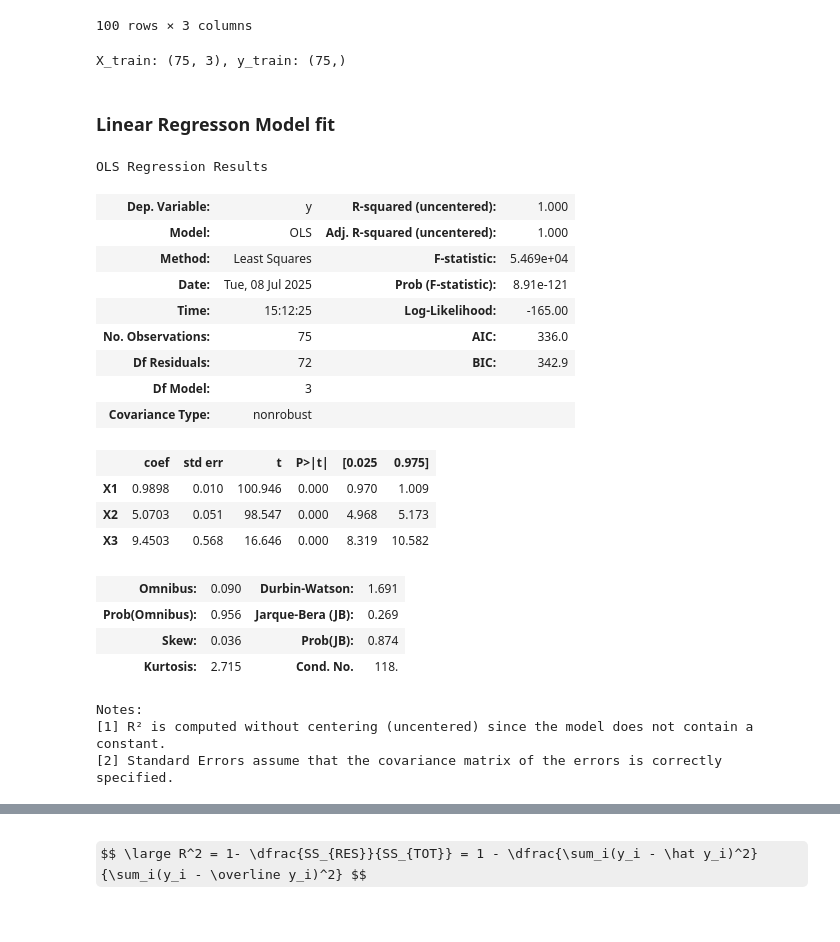
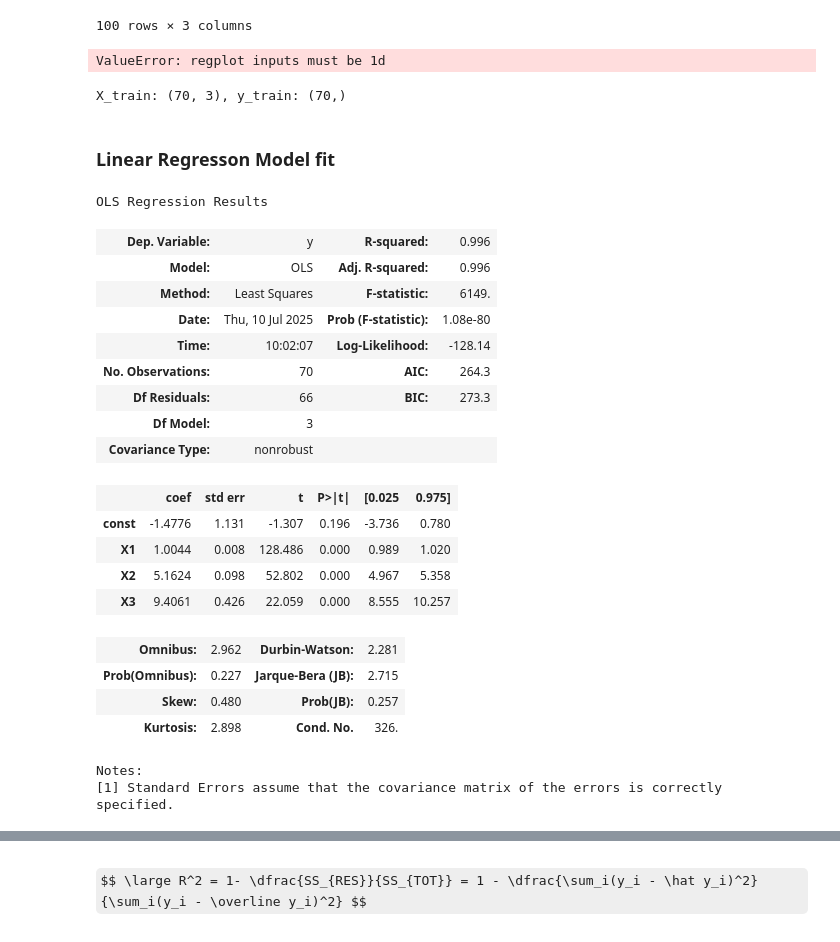
Before and after one commit to Mythamor/Linear_Regression, a Jupyter notebook: Linear_Regression.ipynb, the cells around one changed output, grey strips where cells are left out. Drawn from its saved outputs; the diff is of its cells as text; code cells hidden in the pictures; some formulas as TeX source.

```diff
--- a/Linear_Regression.ipynb
+++ b/Linear_Regression.ipynb
@@ -184,40 +182,58 @@ X
 | 98 | 50.127836 | 10.116417 | 0 |
 | 99 | 44.135322 | 7.714059 | 0 |
 100 rows × 3 columns
+# %%
+sns.regplot(X, df.y)
+
+plt.show()
+# %% [output]
+ValueError: regplot inputs must be 1d
 # %%
-X_train, X_test, y_train, y_test = train_test_split(X, y, test_size=0.25, random_state=42)
+# Traintest split
+X_train, X_test, y_train, y_test = train_test_split(X, y,
+                                                    test_size=0.3,
+                                                    shuffle = True,
+                                                    random_state=42)
+
+# Assert that X_train and y_train have the same shape
+assert(X_train.shape[0] == y_train.shape[0])
+
 print(f'X_train: {X_train.shape}, y_train: {y_train.shape}')
 # %% [output]
-X_train: (75, 3), y_train: (75,)
+X_train: (70, 3), y_train: (70,)
 # %% [markdown]
 ### Linear Regresson Model fit
 # %%
 # Import modelling libraries
 import statsmodels.api as sm
 # %%
+# Add a constant
+X_train = sm.add_constant(X_train)
+X_test = sm.add_constant(X_test)
+
 # Model fit
 model = sm.OLS(y_train, X_train)
 results = model.fit()
 results.summary()
 # %% [output]
 OLS Regression Results
-| Dep. Variable: | y | R-squared (uncentered): | 1.000 |
-| Model: | OLS | Adj. R-squared (uncentered): | 1.000 |
-| Method: | Least Squares | F-statistic: | 5.469e+04 |
-| Date: | Tue, 08 Jul 2025 | Prob (F-statistic): | 8.91e-121 |
-| Time: | 15:12:25 | Log-Likelihood: | -165.00 |
-| No. Observations: | 75 | AIC: | 336.0 |
-| Df Residuals: | 72 | BIC: | 342.9 |
+| Dep. Variable: | y | R-squared: | 0.996 |
+| Model: | OLS | Adj. R-squared: | 0.996 |
+| Method: | Least Squares | F-statistic: | 6149. |
+| Date: | Thu, 10 Jul 2025 | Prob (F-statistic): | 1.08e-80 |
+| Time: | 10:02:07 | Log-Likelihood: | -128.14 |
+| No. Observations: | 70 | AIC: | 264.3 |
+| Df Residuals: | 66 | BIC: | 273.3 |
 | Df Model: | 3 |  |  |
 | Covariance Type: | nonrobust |  |  |
 |  | coef | std err | t | P>|t| | [0.025 | 0.975] |
-| X1 | 0.9898 | 0.010 | 100.946 | 0.000 | 0.970 | 1.009 |
-| X2 | 5.0703 | 0.051 | 98.547 | 0.000 | 4.968 | 5.173 |
-| X3 | 9.4503 | 0.568 | 16.646 | 0.000 | 8.319 | 10.582 |
+| const | -1.4776 | 1.131 | -1.307 | 0.196 | -3.736 | 0.780 |
+| X1 | 1.0044 | 0.008 | 128.486 | 0.000 | 0.989 | 1.020 |
+| X2 | 5.1624 | 0.098 | 52.802 | 0.000 | 4.967 | 5.358 |
+| X3 | 9.4061 | 0.426 | 22.059 | 0.000 | 8.555 | 10.257 |
-| Omnibus: | 0.090 | Durbin-Watson: | 1.691 |
-| Prob(Omnibus): | 0.956 | Jarque-Bera (JB): | 0.269 |
-| Skew: | 0.036 | Prob(JB): | 0.874 |
-| Kurtosis: | 2.715 | Cond. No. | 118. |
+| Omnibus: | 2.962 | Durbin-Watson: | 2.281 |
+| Prob(Omnibus): | 0.227 | Jarque-Bera (JB): | 2.715 |
+| Skew: | 0.480 | Prob(JB): | 0.257 |
+| Kurtosis: | 2.898 | Cond. No. | 326. |
 Notes:
-[1] R² is computed without centering (uncentered) since the model does not contain a constant.
-[2] Standard Errors assume that the covariance matrix of the errors is correctly specified.
+[1] Standard Errors assume that the covariance matrix of the errors is correctly specified.
```
Also changed, not shown: parts of 12 cells of this notebook.
